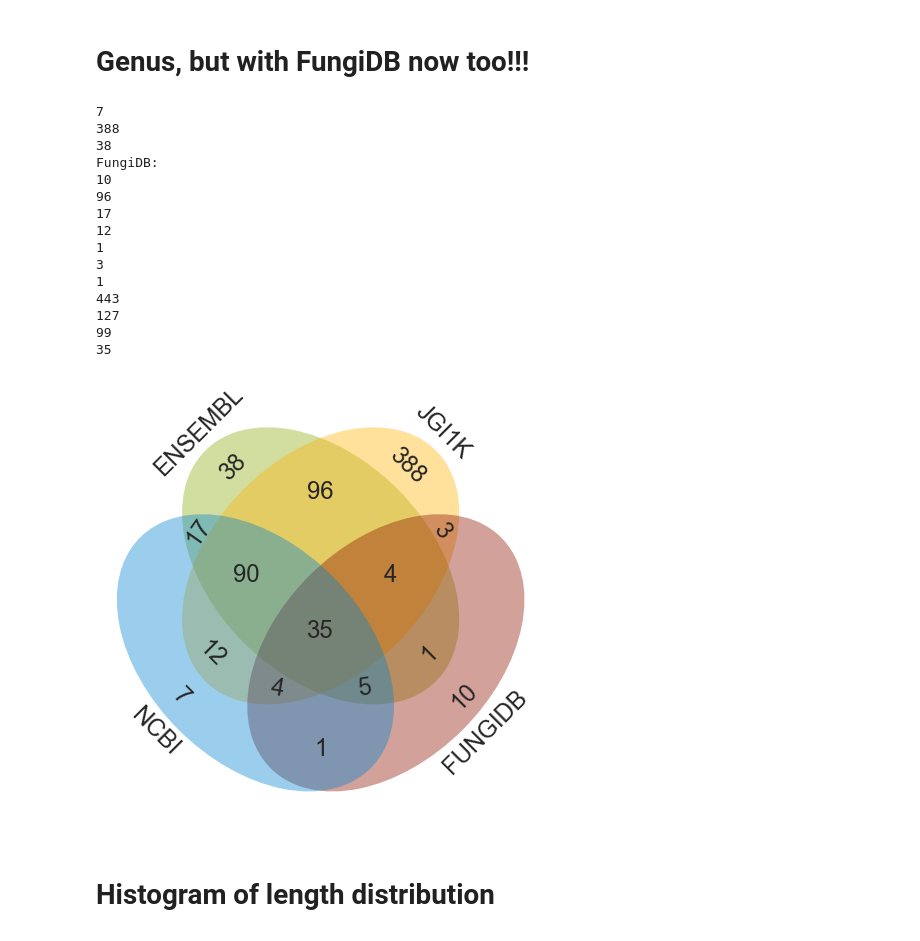
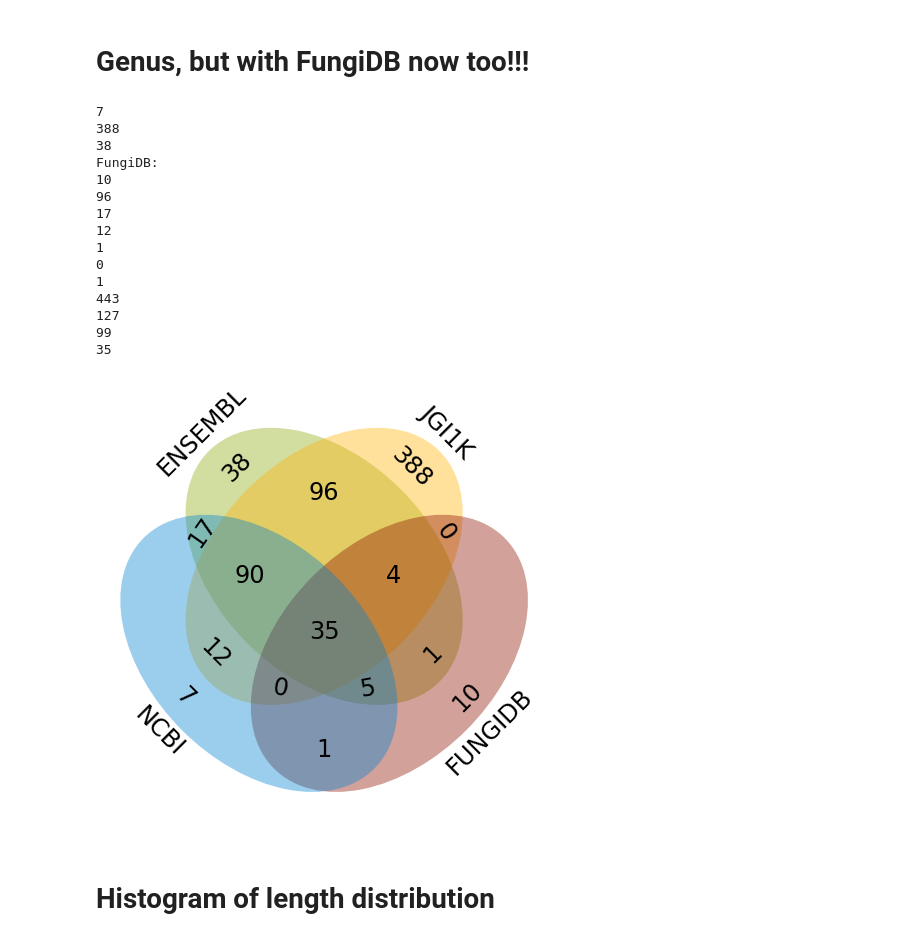
Before and after one commit to Mangul-Lab-USC/db.microbiome, a Jupyter notebook: Fungi/jupyter_notebook_analysis/analysis.ipynb, the cells around one changed output. Drawn from its saved outputs; the diff is of its cells as text; code cells hidden in the pictures.

Commit message:
Removed hard coding of values into Genus venn diagram. Reset to zero, since missing genera were found in other overlaps.

```diff
--- a/Fungi/jupyter_notebook_analysis/analysis.ipynb
+++ b/Fungi/jupyter_notebook_analysis/analysis.ipynb
@@ -1180,7 +1180,7 @@ ENSEMBL_ONEK = 0
 ENSEMBL_NCBI = 0
 ONEK_NCBI = 0
 ENSEMBL_FUNGIDB = 0
-ONEK_FUNGIDB = 3
+ONEK_FUNGIDB = 0
 NCBI_FUNGIDB = 0
 
 
@@ -1225,7 +1225,7 @@ print(NCBI_FUNGIDB)
 ENSEMBL_ONEK_NCBI = 0
 ENSEMBL_ONEK_FUNGIDB = 0
 ENSEMBL_NCBI_FUNGIDB = 0
-ONEK_NCBI_FUNGIDB = 4
+ONEK_NCBI_FUNGIDB = 0
 
 for index, row in occur_thrice.iterrows():
     GENUStaxid = row["GENUSTAXID"]
@@ -1270,35 +1270,35 @@ from itertools import combinations
 from simple_venn import venn2, venn3, venn4
 %matplotlib inline
 
 
 # Combinations
 sets = 'ENSEMBL 1K NCBI FUNGIDB'.split()
 subsets = [ENSEMBL.size, ONEK.size, NCBI.size, FUNGIDB.size, ENSEMBL_ONEK, ENSEMBL_NCBI, ENSEMBL_FUNGIDB, ONEK_NCBI, ONEK_FUNGIDB, NCBI_FUNGIDB, ENSEMBL_ONEK_NCBI, ENSEMBL_ONEK_FUNGIDB, ENSEMBL_NCBI_FUNGIDB, ONEK_NCBI_FUNGIDB, ENSEMBL_ONEK_NCBI_FUNGIDB]
 
 fig, axes = plt.subplots(figsize=(24, 8))
 ax = axes
 out = venn4(subsets, ax=ax, set_labels = ('ENSEMBL', 'JGI1K', 'NCBI', 'FUNGIDB'), set_label_fontsize=24, subset_label_fontsize=24);
 
 
 # ax.set_title('', fontsize=24)
 plt.savefig('GENUS_Distribution.png', bbox_inches='tight')
 # %% [output]
 7
 388
 38
 FungiDB:
 10
 96
 17
 12
 1
-3
+0
 1
 443
 127
 99
 35
-[figure, old version]
+[figure, new version]
 # %% [markdown]
 # Histogram of length distribution
 # %% [markdown]
```
Also changed, not shown: parts of 1 cell of this notebook, 1 other file.
